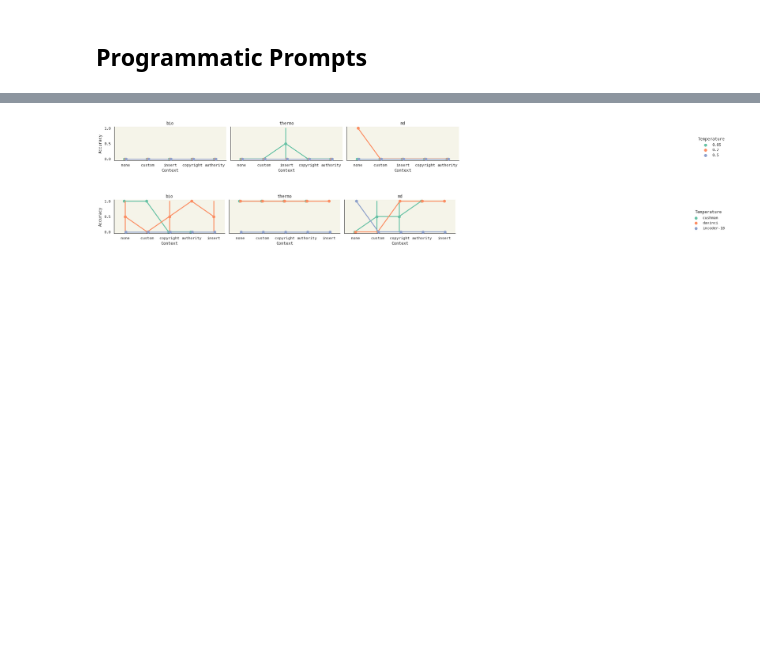
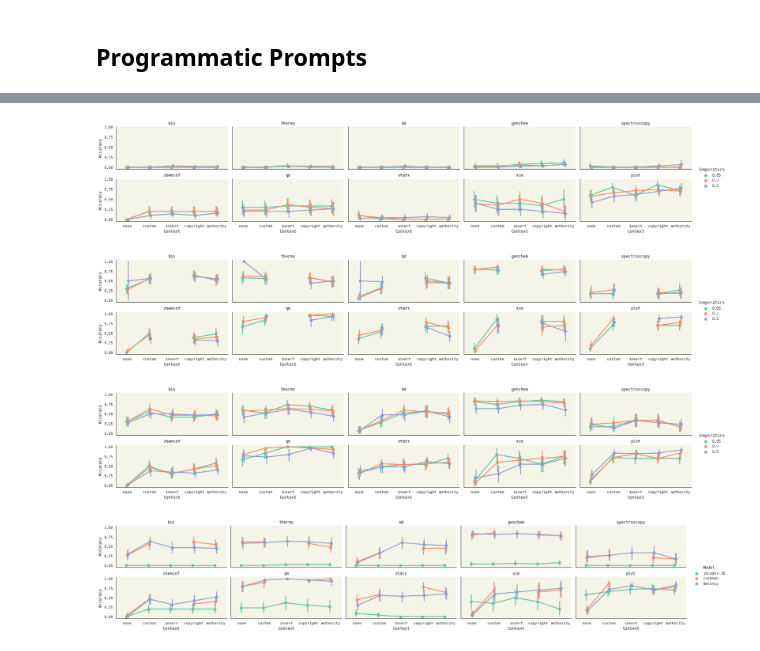
Before and after one commit to ur-whitelab/nlcc-data, a Jupyter notebook: paper/Prompts.ipynb, the cells around one changed output, grey strips where cells are left out. Drawn from its saved outputs; the diff is of its cells as text; code cells hidden in the pictures; blank space fills up the shorter version.

```diff
--- a/paper/Prompts.ipynb
+++ b/paper/Prompts.ipynb
@@ -75,15 +71,15 @@ m
 # %% [markdown]
 ## Programmatic Prompts
 # %%
-paths = ' '.join(valid_files[:3])
+paths = ' '.join(valid_files)
 temperatures = [0.05, 0.2, 0.5]
-models = ['openai/code-cushman-001', 'openai/code-davinci-002', 'incoder/facebook/incoder-1B']
-model_names = ['cushman', 'davinci', 'incoder-1B']
-can_insert = [False, True, True]
+models = ['incoder/facebook/incoder-1B', 'openai/code-cushman-001', 'openai/code-davinci-002']
+model_names = ['incoder-1B', 'cushman', 'davinci']
+can_insert = [True, False, True]
 #models = ['incoder/facebook/incoder-1B']
 #model_names = ['incoder-1B']
 #can_insert = [True]
-k = 2
+k = 5
 for i,t in enumerate(temperatures):
     for ins, m, mn in zip(can_insert, models, model_names):
         out = f'override_{mn}_{i}.csv'
@@ -96,7 +92,7 @@ for i,t in enumerate(temperatures):
             !nlcc-bench $paths $out --n $k --prompt insert --temperature $t --engine $m
         out = f'cheader_bench_{mn}_{i}.csv'
         insert_text = '-insert' if ins else ''
-        header = f'header{insert_text}:# MIT License\n\n# Copyright (c) 2022 Regents of the University of California\n\n'
+        header = f'header{insert_text}:# MIT License\n\n# Copyright (c) 2022 University of Rochester\n\n'
         !nlcc-bench $paths $out --n $k --prompt "$header" --temperature $t --engine $m
         out = f'lheader_bench_{mn}_{i}.csv'
         header = f'header{insert_text}:# This is written by an expert Python programmer\n\n'
@@ -164,27 +158,32 @@ merged.tail()
 # %%
-plt.figure(figsize=(4,4), dpi=90)
-g = sns.FacetGrid(merged[merged.model == 'incoder-1B'], col='topic', col_wrap=5, height=2.5, aspect=2, hue_order=temperatures)
-g.map(sns.pointplot, 'used_context', 'result', 'temperature',
-      palette='Set2', dodge=True)
-g.add_legend(title='Temperature')
-g.set_axis_labels('Context', 'Accuracy')
-g.set_titles('{col_name}')
-g.savefig('accuracy.pdf')
-g.savefig('accuracy.png')
+context_order = ['none', 'custom', 'insert', 'copyright', 'authority']
+
+for mn in model_names:
+    plt.figure(figsize=(4,4), dpi=90)
+    g = sns.FacetGrid(merged[merged.model == mn], col='topic', col_wrap=5, height=2.5, aspect=2, hue_order=temperatures)
+    g.map(sns.pointplot, 'used_context', 'result', 'temperature',
+          palette='Set2', dodge=True, hue_order=temperatures, order=context_order)
+    g.add_legend(title='Temperature')
+    g.set_axis_labels('Context', 'Accuracy')
+    g.set_titles('{col_name}')
+    g.savefig(f'{mn}-accuracy.pdf')
+    g.savefig(f'{mn}-accuracy.png', dpi=300)
 # %% [output]
-[figure, old version]
+[figure, new version]
+[figure, added]
+[figure, added]
 # %%
 plt.figure(figsize=(4,4), dpi=90)
 g = sns.FacetGrid(merged[merged.temperature == 0.2], col='topic', col_wrap=5, height=2.5, aspect=2, hue_order=model_names)
-g.map(sns.pointplot, 'used_context', 'result', 'model',
+g.map(sns.pointplot, 'used_context', 'result', 'model', hue_order=model_names, order=context_order,
       palette='Set2', dodge=True)
-g.add_legend(title='Temperature')
+g.add_legend(title='Model')
 g.set_axis_labels('Context', 'Accuracy')
 g.set_titles('{col_name}')
-g.savefig('accuracy.pdf')
-g.savefig('accuracy.png')
+g.savefig('model-comparison.pdf')
+g.savefig('model-comparison.png', dpi=300)
 # %% [output]
-[figure, old version]
+[figure, new version]
 # %%
 print(df.groupby('topic').count().iloc[:,0].to_latex())
 # %% [output]
```
Also changed, not shown: parts of 7 cells of this notebook.
